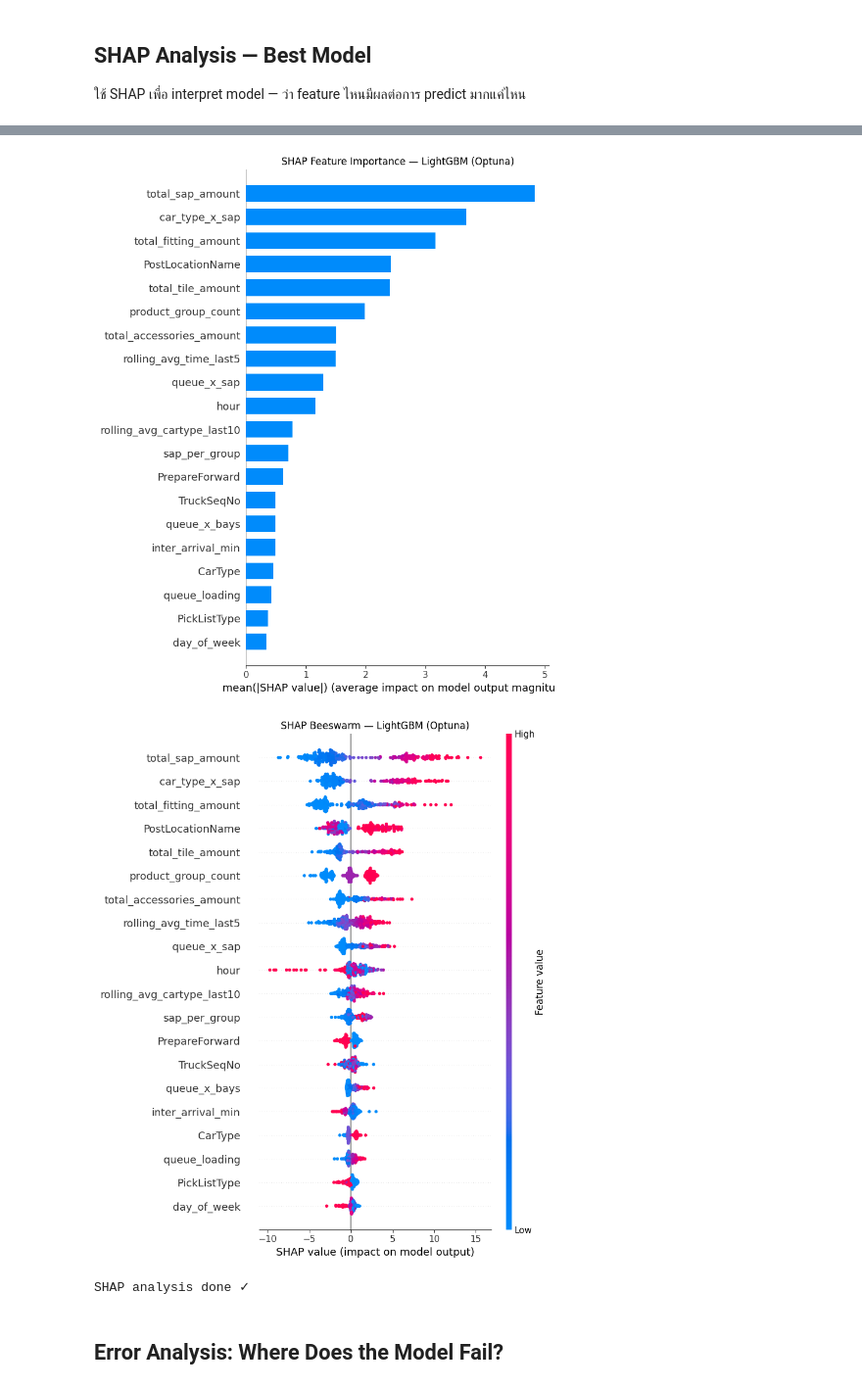
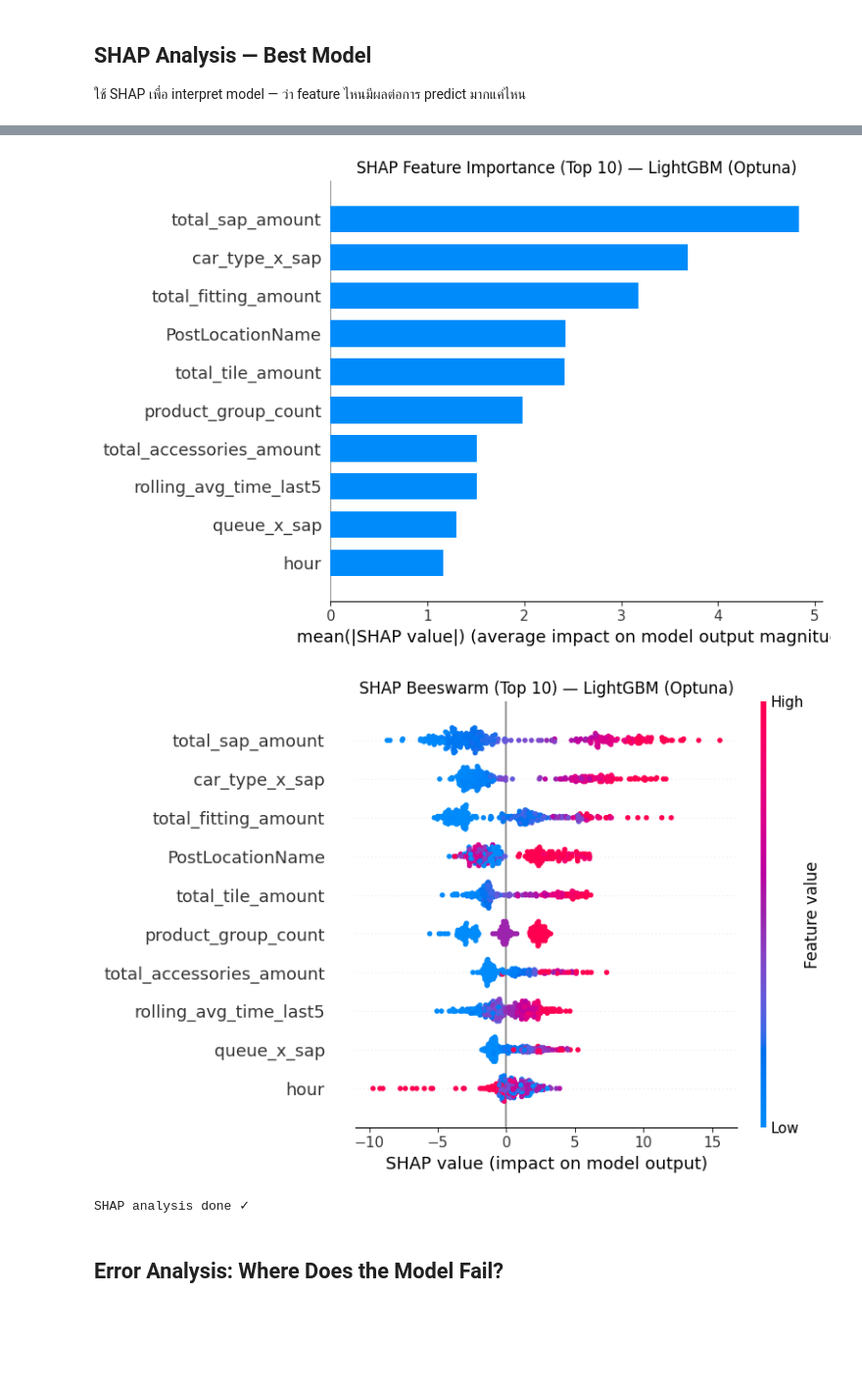
Before and after one commit to Armpa16/ML-Totaltime, a Jupyter notebook: notebooks/Train/03_ModelEvaluation.ipynb, the cells around one changed output, grey strips where cells are left out. Shown at 98% size. Drawn from its saved outputs; the diff is of its cells as text; code cells hidden in the pictures; blank space fills up the shorter version.

```diff
--- a/notebooks/Train/03_ModelEvaluation.ipynb
+++ b/notebooks/Train/03_ModelEvaluation.ipynb
@@ -330,39 +329,40 @@ Figure saved
 # %%
 try:
     import shap
     shap.initjs()
 
     # ใช้ TreeExplainer สำหรับ tree models
     explainer = shap.TreeExplainer(best_model)
 
     # Sample 300 rows เพื่อความเร็ว
     X_sample = X_test.sample(min(300, len(X_test)), random_state=RANDOM_STATE)
     shap_values = explainer.shap_values(X_sample)
 
-    # Summary plot
+    # Summary plot (Bar) - แสดงแค่ Top 10
     fig, ax = plt.subplots(figsize=(10, 8))
-    shap.summary_plot(shap_values, X_sample, plot_type='bar', show=False)
-    plt.title(f'SHAP Feature Importance — {best_name}', fontsize=12)
+    shap.summary_plot(shap_values, X_sample, plot_type='bar', max_display=10, show=False)
+    plt.title(f'SHAP Feature Importance (Top 10) — {best_name}', fontsize=12)
     plt.tight_layout()
     plt.savefig(FIGURE_DIR / 'shap_summary_bar.png', dpi=120, bbox_inches='tight')
     plt.show()
 
-    # Beeswarm plot
-    shap.summary_plot(shap_values, X_sample, show=False)
-    plt.title(f'SHAP Beeswarm — {best_name}', fontsize=12)
+    # Beeswarm plot - แสดงแค่ Top 10
+    fig, ax = plt.subplots(figsize=(10, 8)) # แนะนำให้สร้าง figure ใหม่ก่อนพลอตเพื่อป้องกันกราฟซ้อนกัน
+    shap.summary_plot(shap_values, X_sample, max_display=10, show=False)
+    plt.title(f'SHAP Beeswarm (Top 10) — {best_name}', fontsize=12)
     plt.tight_layout()
     plt.savefig(FIGURE_DIR / 'shap_beeswarm.png', dpi=120, bbox_inches='tight')
     plt.show()
     print('SHAP analysis done ✓')
 
 except ImportError:
     print('shap not installed. Run: pip install shap')
 except Exception as e:
     print(f'SHAP error (model may not support TreeExplainer): {e}')
 # %% [output]
 [interactive output not drawn]
-[figure, old version]
+[figure, new version]
-[figure, old version]
+[figure, new version]
 SHAP analysis done ✓
 # %% [markdown]
 ## Error Analysis: Where Does the Model Fail?
```
Also changed, not shown: parts of 2 cells of this notebook, 2 other files.
